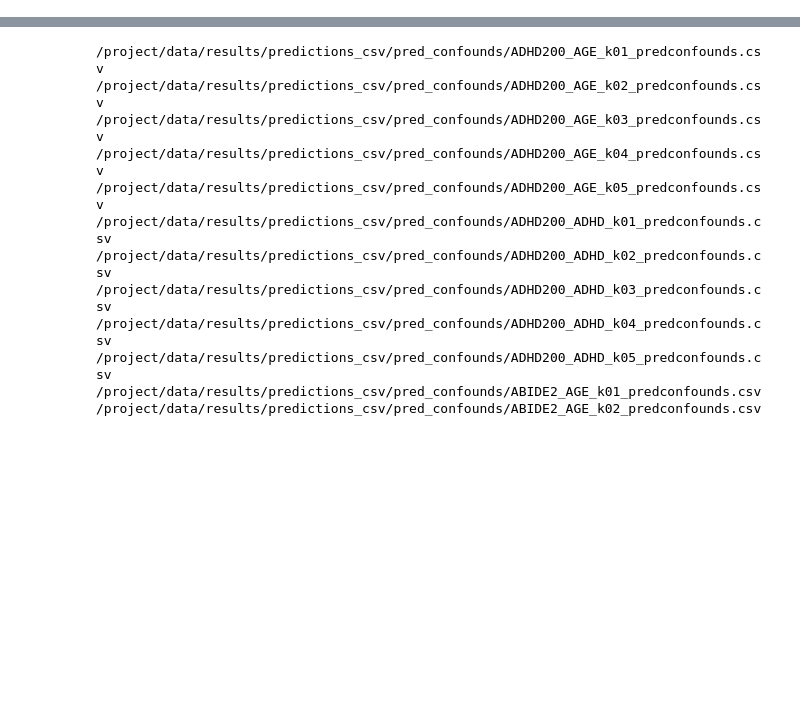
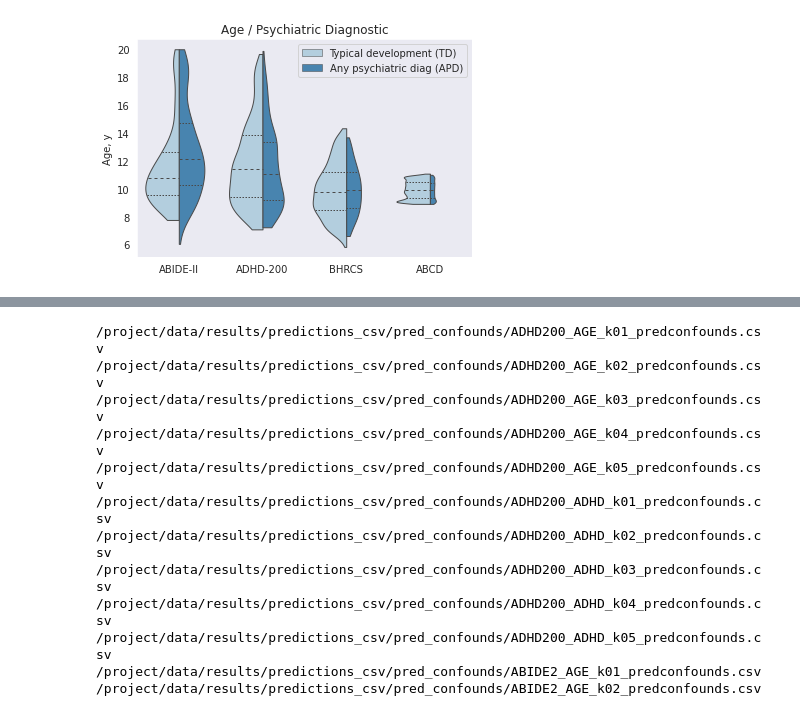
Before and after one commit to SergioLeonardoMendes/3dcnn_smri_generalization, a Jupyter notebook: ipynb/demographic_analysis.ipynb, the cells around one changed output, grey strips where cells are left out. Saved outputs shown, nothing was run; the diff lists cells and outputs as text; code cells hidden in the pictures; blank space fills up the shorter version.

```diff
--- a/ipynb/demographic_analysis.ipynb
+++ b/ipynb/demographic_analysis.ipynb
@@ -102,0 +113,18 @@ plt.savefig('/project/sources/violin_plot.png', bbox_inches='tight')
+# %%
+# plot seaborn violin plot
+sn.set_style('dark', {'axes.edgecolor': 'white'}) #{"grid.color": ".6", "grid.linestyle": ":"})
+
+plot_palette = ['#abd0e6', '#f6b48f']
+ax = sn.violinplot(x='dataset', y='age_y', hue='psy', hue_order=['Typical development (TD)','Any psychiatric diag (APD)'],
+                   data=df, palette='Blues', split=True,
+                   scale="count", inner="quartile", cut=0, linewidth=1)
+ax.set_title('Age / Psychiatric Diagnostic')
+ax.set_ylabel("Age, y")
+ax.set_xlabel('')
+ax.legend().set_title('')
+# sn.set_theme(style='whitegrid')
+# sns.axes_style()
+
+plt.savefig('/project/sources/violin_apd.png', bbox_inches='tight')
+# %% [output]
+[figure, added]
```
Also changed, not shown: parts of 6 cells of this notebook.
